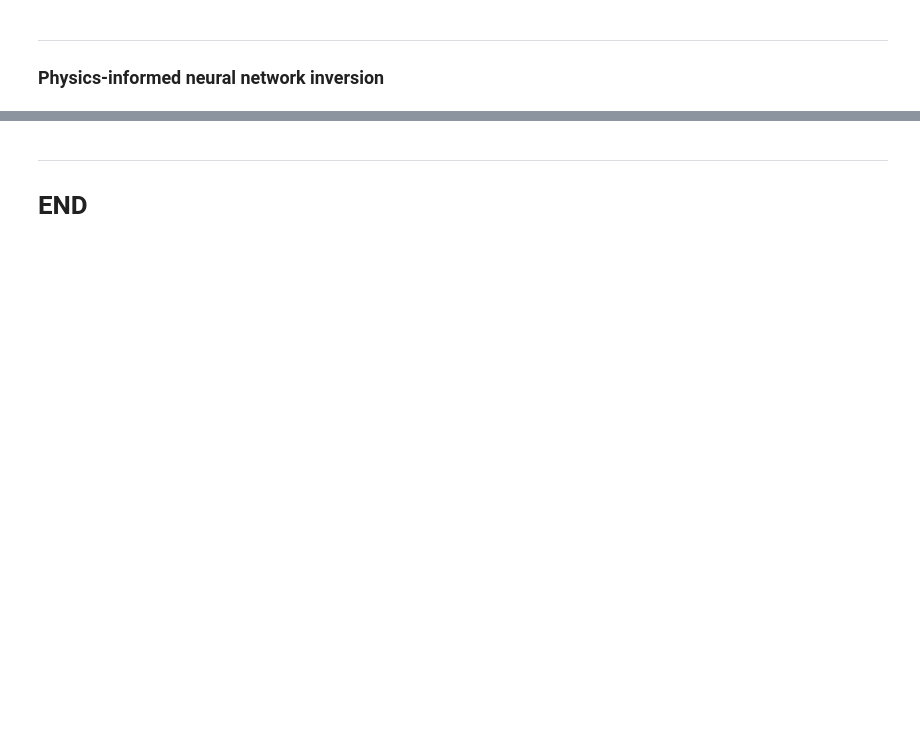
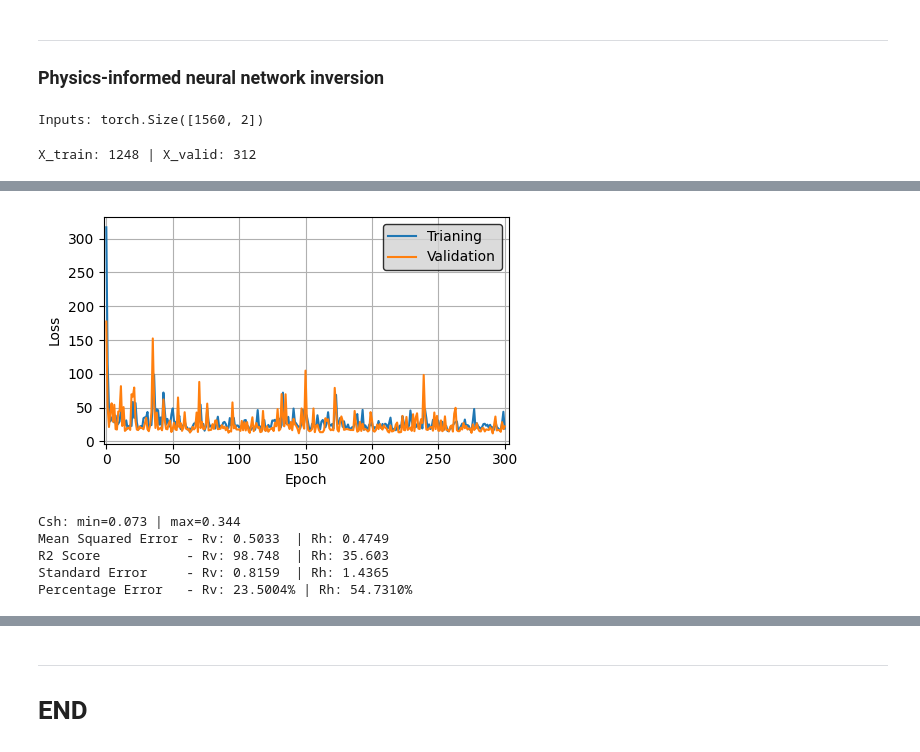
Before and after one commit to misaelmmorales/Anisotropic-Resistivity-Inversion, a Jupyter notebook: main_PINN.ipynb, the cells around one changed output, grey strips where cells are left out. Cells and saved outputs as stored; diff of their text form; code cells hidden in the pictures; blank space fills up the shorter version.

Commit message:
pinn

```diff
--- a/main_PINN.ipynb
+++ b/main_PINN.ipynb
@@ -9,4 +9,5 @@
 from main import *
 
 check_torch()
+device = torch.device("cuda" if torch.cuda.is_available() else "cpu")
 case1, case2, synthetic1, synthetic2 = load_all_data()
@@ -71,32 +83,36 @@ res_aniso = data[['Rv', 'Rh']]
 Rvsh_true = 2.813
 Rhsh_true = 0.775
 
-inputs = torch.tensor(res_aniso.values, dtype=torch.float32)
+inputs = torch.tensor(res_aniso.values, dtype=torch.float32).to(device)
 print('Inputs: {}'.format(inputs.shape))
+# %% [output]
+Inputs: torch.Size([1560, 2])
+# %%
+dataset        = TensorDataset(inputs)
+train_percent  = 0.8
+xtrain, xvalid = random_split(dataset, [int(train_percent*len(dataset)), len(dataset)-int(train_percent*len(dataset))])
+print('X_train: {} | X_valid: {}'.format(len(xtrain), len(xvalid)))
+
+batch_size  = 32
+trainloader = DataLoader(xtrain, batch_size=batch_size, shuffle=True)
+validloader = DataLoader(xvalid, batch_size=batch_size, shuffle=True)
+
+pinn       = ResInvPINN().to(device)
+criterion  = ResInvLoss(Rvsh=Rvsh_true, Rhsh=Rhsh_true, lambda_reg=1e-5, lambda_p=1).to(device)
+optimizer  = torch.optim.Adam(params=pinn.parameters(), lr=1e-3)
+# %% [output]
+X_train: 1248 | X_valid: 312
 # %%
-dataset        = TensorDataset(inputs)
-train_percent  = 0.8
-xtrain, xvalid = random_split(dataset, [int(train_percent*len(dataset)), len(dataset)-int(train_percent*len(dataset))])
-print('X_train: {} | X_valid: {}'.format(len(xtrain), len(xvalid)))
-
-trainloader    = DataLoader(xtrain, batch_size=32, shuffle=True)
-validloader    = DataLoader(xvalid, batch_size=32, shuffle=True)
-
-pinn       = ResInvPINN()
-criterion  = ResInvLoss(Rvsh=Rvsh_true, Rhsh=Rhsh_true, lambda_reg=1e-5, lambda_p=1)
-optimizer  = torch.optim.Adam(params=pinn.parameters(), lr=1e-3)
-
 epochs, monitor = 301, 100
 train_loss, valid_loss = [], []
 for epoch in range(epochs):
     # training
     epoch_train_loss = []
     pinn.train()
-    for batch in trainloader:
+    for i, x in enumerate(trainloader):
         optimizer.zero_grad()
-        x = batch[0]
-        y = pinn(x)
-        loss = criterion(x, y)
+        y = pinn(x[0])
+        loss = criterion(x[0], y)
         loss.backward()
         optimizer.step()
         epoch_train_loss.append(loss.item())
@@ -105,13 +121,14 @@ for epoch in range(epochs):
     pinn.eval()
     epoch_valid_loss = []
     with torch.no_grad():
-        x = next(iter(validloader))[0]
-        y = pinn(x)
-        loss = criterion(x, y)
-        epoch_valid_loss.append(loss.item())
-    valid_loss.append(np.mean(epoch_valid_loss))
+        for x in validloader:
+            y = pinn(x[0])
+            loss = criterion(x[0], y)
+            epoch_valid_loss.append(loss.item())
+        valid_loss.append(np.mean(epoch_valid_loss))
     # progress
     if epoch % monitor == 0:
         print('Epoch: {} | Loss: {:.4f} | Valid Loss: {:.4f}'.format(epoch, train_loss[-1], valid_loss[-1]))
 losses = (train_loss, valid_loss)
 plot_loss(losses)
+# %% [output]
@@ -118,5 +140,6 @@ plot_loss(losses)
+[figure, added]
 # %%
-y_pred = pinn(inputs[:,:2]).detach().numpy().squeeze()
+y_pred = pinn(inputs[:,:2]).cpu().detach().numpy().squeeze()
 Csh_pred, Rss_pred = [y_pred[:, i] for i in range(y_pred.shape[1])]
 print('Csh: min={:.3f} | max={:.3f}'.format(Csh_pred.min(), Csh_pred.max()))
 
@@ -138,5 +161,11 @@ results = pd.concat([data, pinn_sol], axis=1)
 results.to_csv('pinn_solution.csv', index=True)
 
 error_metrics(results)
+# %% [output]
+Csh: min=0.073 | max=0.344
+Mean Squared Error - Rv: 0.5033  | Rh: 0.4749
+R2 Score           - Rv: 98.748  | Rh: 35.603
+Standard Error     - Rv: 0.8159  | Rh: 1.4365
+Percentage Error   - Rv: 23.5004% | Rh: 54.7310%
 # %%
 plot_pinn_results(results, figsize=(12.5,12))
```
Also changed, not shown: parts of 5 cells of this notebook, 1 other file.
